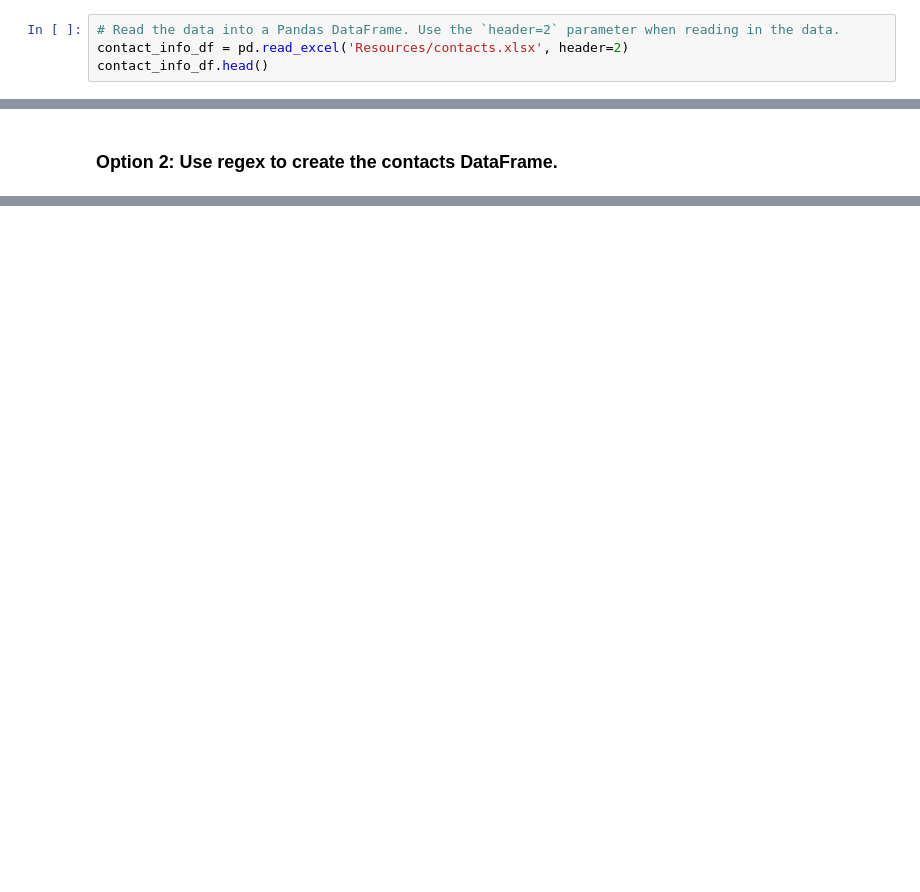
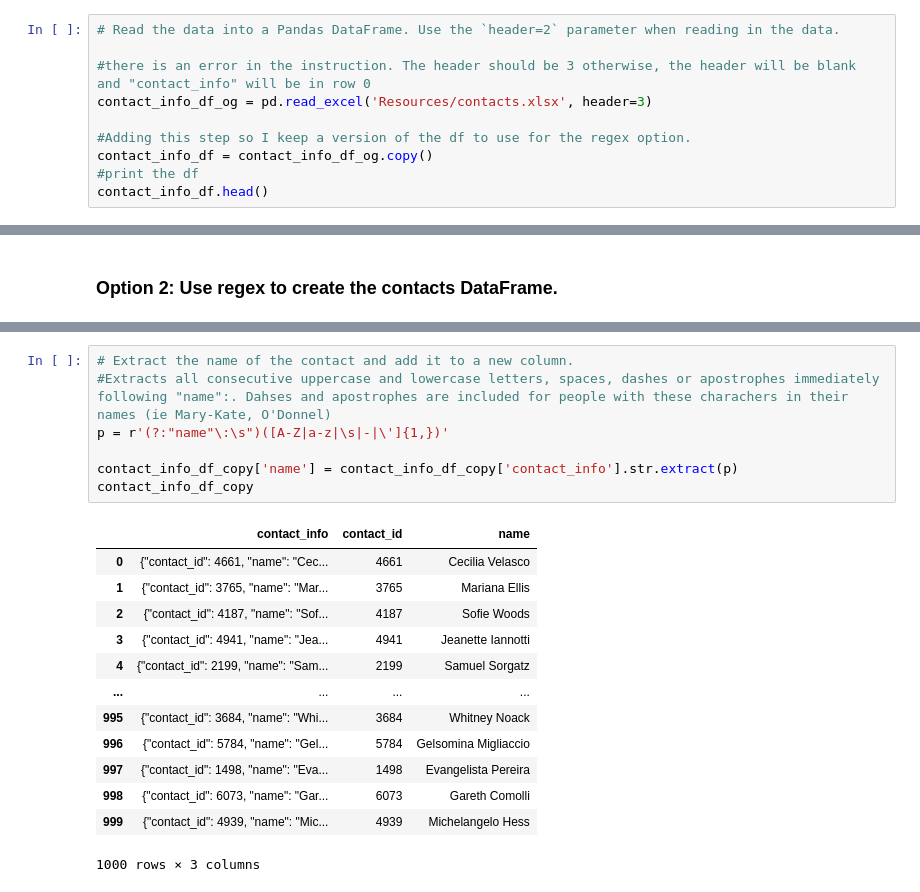
Before and after one commit to katyoung91/Crowdfunding_ETL, a Jupyter notebook: ETL_Mini_Project_MDiop_KYoung.ipynb, the cells around one changed output, grey strips where cells are left out. Cells and saved outputs as stored; diff of their text form; blank space fills up the shorter version.

```diff
--- a/ETL_Mini_Project_MDiop_KYoung.ipynb
+++ b/ETL_Mini_Project_MDiop_KYoung.ipynb
@@ -316,6 +316,12 @@ campaign_cleaned.to_csv("Resources/campaign.csv", index=False)
 ### Extract the contacts.xlsx Data.
 # %%
 # Read the data into a Pandas DataFrame. Use the `header=2` parameter when reading in the data.
-contact_info_df = pd.read_excel('Resources/contacts.xlsx', header=2)
+
+#there is an error in the instruction. The header should be 3 otherwise, the header will be blank and "contact_info" will be in row 0
+contact_info_df_og = pd.read_excel('Resources/contacts.xlsx', header=3)
+
+#Adding this step so I keep a version of the df to use for the regex option.
+contact_info_df = contact_info_df_og.copy()
+#print the df
 contact_info_df.head()
 # %% [output]
@@ -441,0 +507,21 @@ memory usage: 15.8+ KB
+# %%
+# Extract the name of the contact and add it to a new column.
+#Extracts all consecutive uppercase and lowercase letters, spaces, dashes or apostrophes immediately following "name":. Dahses and apostrophes are included for people with these charachers in their names (ie Mary-Kate, O'Donnel)
+p = r'(?:"name"\:\s")([A-Z|a-z|\s|-|\']{1,})'
+
+contact_info_df_copy['name'] = contact_info_df_copy['contact_info'].str.extract(p)
+contact_info_df_copy
+# %% [output]
+|  | contact_info | contact_id | name |
+| 0 | {"contact_id": 4661, "name": "Cec... | 4661 | Cecilia Velasco |
+| 1 | {"contact_id": 3765, "name": "Mar... | 3765 | Mariana Ellis |
+| 2 | {"contact_id": 4187, "name": "Sof... | 4187 | Sofie Woods |
+| 3 | {"contact_id": 4941, "name": "Jea... | 4941 | Jeanette Iannotti |
+| 4 | {"contact_id": 2199, "name": "Sam... | 2199 | Samuel Sorgatz |
+| ... | ... | ... | ... |
+| 995 | {"contact_id": 3684, "name": "Whi... | 3684 | Whitney Noack |
+| 996 | {"contact_id": 5784, "name": "Gel... | 5784 | Gelsomina Migliaccio |
+| 997 | {"contact_id": 1498, "name": "Eva... | 1498 | Evangelista Pereira |
+| 998 | {"contact_id": 6073, "name": "Gar... | 6073 | Gareth Comolli |
+| 999 | {"contact_id": 4939, "name": "Mic... | 4939 | Michelangelo Hess |
+1000 rows × 3 columns
```
Also changed, not shown: parts of 22 cells of this notebook, 1 other file.
